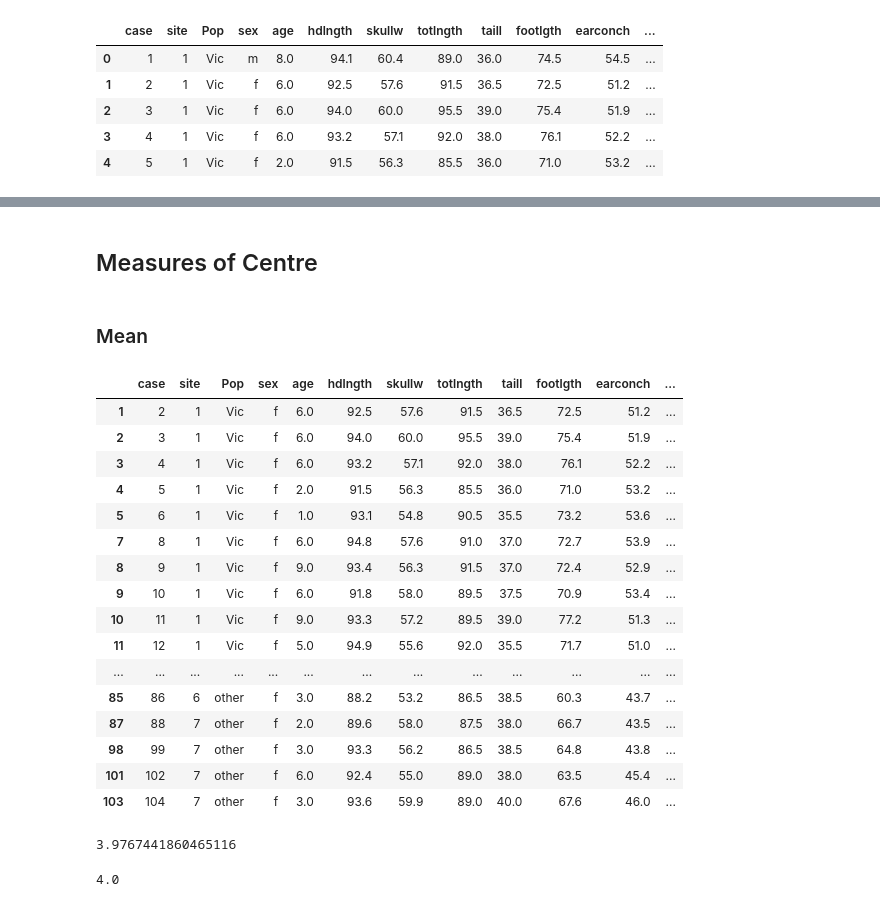
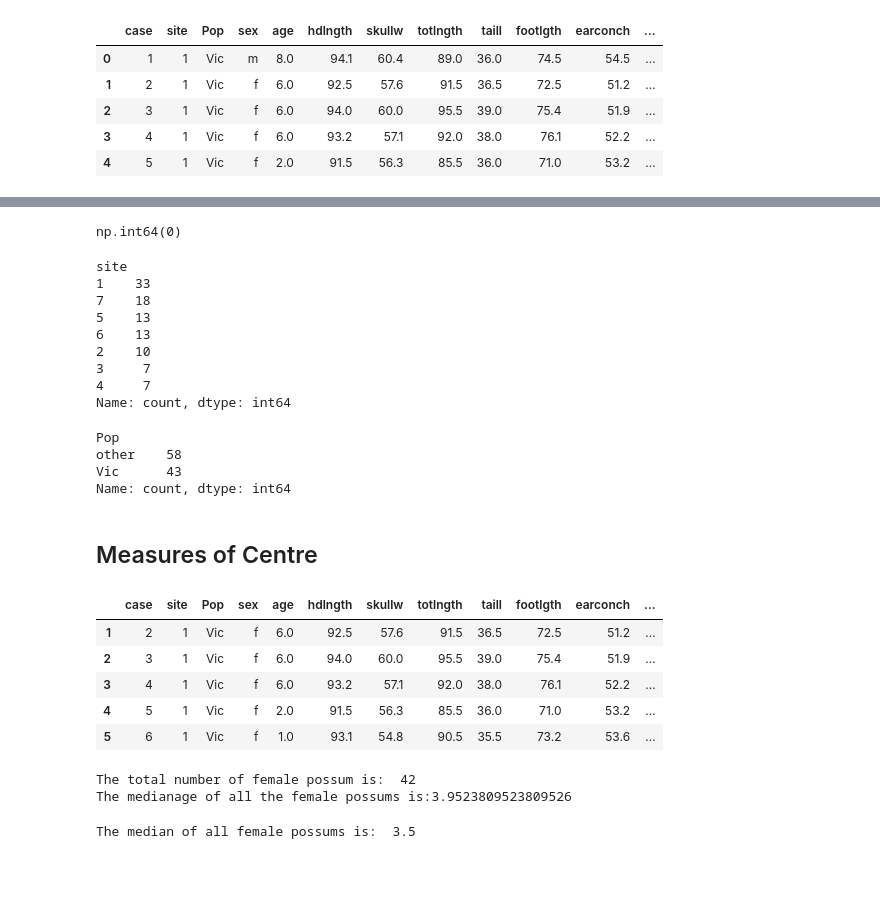
Before and after one commit to DuoDduo/AI-fellowship-module-2, a Jupyter notebook: Tasks/Task18/task18.ipynb, the cells around one changed output, grey strips where cells are left out. Cells and saved outputs as stored; diff of their text form; code cells hidden in the pictures; blank space fills up the shorter version.

```diff
--- a/Tasks/Task18/task18.ipynb
+++ b/Tasks/Task18/task18.ipynb
@@ -66,0 +93,5 @@ df.dropna()
+# %%
+# dropping the columns with missing valus
+possums = df.dropna()
+possums
+# df
@@ -67,39 +112,62 @@ df.dropna()
+# %%
+# df.nunique()
+# checking for duplicate values
+possums.duplicated().sum()
+# %% [output]
+np.int64(0)
+# %%
+# checking the locations were the possums were trapped
+trapped_location =possums["site"].value_counts()
+trapped_location
+# %% [output]
+site
+1    33
+7    18
+5    13
+6    13
+2    10
+3     7
+4     7
+Name: count, dtype: int64
+# %%
+# checking the population of the possums in each locations
+possum_population = possums["Pop"].value_counts()
+possum_population
+# %% [output]
+Pop
+other    58
+Vic      43
+Name: count, dtype: int64
 # %% [markdown]
 ## Measures of Centre
-# %% [markdown]
-### Mean
 # %%
-# filtering the data by sex
-female = df[df["sex"] == "f"]
-female
+# filtering the possums by sex
+female = possums[possums["sex"] == "f"]
+female.head()
 # %% [output]
 |  | case | site | Pop | sex | age | hdlngth | skullw | totlngth | taill | footlgth | earconch | ... |
 | 1 | 2 | 1 | Vic | f | 6.0 | 92.5 | 57.6 | 91.5 | 36.5 | 72.5 | 51.2 | ... |
 | 2 | 3 | 1 | Vic | f | 6.0 | 94.0 | 60.0 | 95.5 | 39.0 | 75.4 | 51.9 | ... |
 | 3 | 4 | 1 | Vic | f | 6.0 | 93.2 | 57.1 | 92.0 | 38.0 | 76.1 | 52.2 | ... |
 | 4 | 5 | 1 | Vic | f | 2.0 | 91.5 | 56.3 | 85.5 | 36.0 | 71.0 | 53.2 | ... |
 | 5 | 6 | 1 | Vic | f | 1.0 | 93.1 | 54.8 | 90.5 | 35.5 | 73.2 | 53.6 | ... |
-| 7 | 8 | 1 | Vic | f | 6.0 | 94.8 | 57.6 | 91.0 | 37.0 | 72.7 | 53.9 | ... |
-| 8 | 9 | 1 | Vic | f | 9.0 | 93.4 | 56.3 | 91.5 | 37.0 | 72.4 | 52.9 | ... |
-| 9 | 10 | 1 | Vic | f | 6.0 | 91.8 | 58.0 | 89.5 | 37.5 | 70.9 | 53.4 | ... |
-| 10 | 11 | 1 | Vic | f | 9.0 | 93.3 | 57.2 | 89.5 | 39.0 | 77.2 | 51.3 | ... |
-| 11 | 12 | 1 | Vic | f | 5.0 | 94.9 | 55.6 | 92.0 | 35.5 | 71.7 | 51.0 | ... |
-| ... | ... | ... | ... | ... | ... | ... | ... | ... | ... | ... | ... | ... |
-| 85 | 86 | 6 | other | f | 3.0 | 88.2 | 53.2 | 86.5 | 38.5 | 60.3 | 43.7 | ... |
-| 87 | 88 | 7 | other | f | 2.0 | 89.6 | 58.0 | 87.5 | 38.0 | 66.7 | 43.5 | ... |
-| 98 | 99 | 7 | other | f | 3.0 | 93.3 | 56.2 | 86.5 | 38.5 | 64.8 | 43.8 | ... |
-| 101 | 102 | 7 | other | f | 6.0 | 92.4 | 55.0 | 89.0 | 38.0 | 63.5 | 45.4 | ... |
-| 103 | 104 | 7 | other | f | 3.0 | 93.6 | 59.9 | 89.0 | 40.0 | 67.6 | 46.0 | ... |
 # %%
+
+# getting the total number of female possums
+no_of_females= female.value_counts().sum()
+
 # calculating the mean of the ages of the female possum
 female_possum  = female["age"]
+female_possum_mean = np.mean(female_possum)
+print(f"The total number of female possum is:  {no_of_females}")
+print(f"The medianage of all the female possums is:{female_possum_mean}")
+# %% [output]
+The total number of female possum is:  42
+The medianage of all the female possums is:3.9523809523809526
-# %%
-print(np.mean(female_possum))
-# %% [output]
-3.9767441860465116
 # %%
 # calculating the median of the ages of the female possum
-print(np.median(female_possum))
+female_possum_median = np.median(female_possum)
+print('The median of all female possums is: ', female_possum_median)
 # %% [output]
-4.0
+The median of all female possums is:  3.5
 # %%
```
Also changed, not shown: parts of 46 cells of this notebook, 1 other file.
